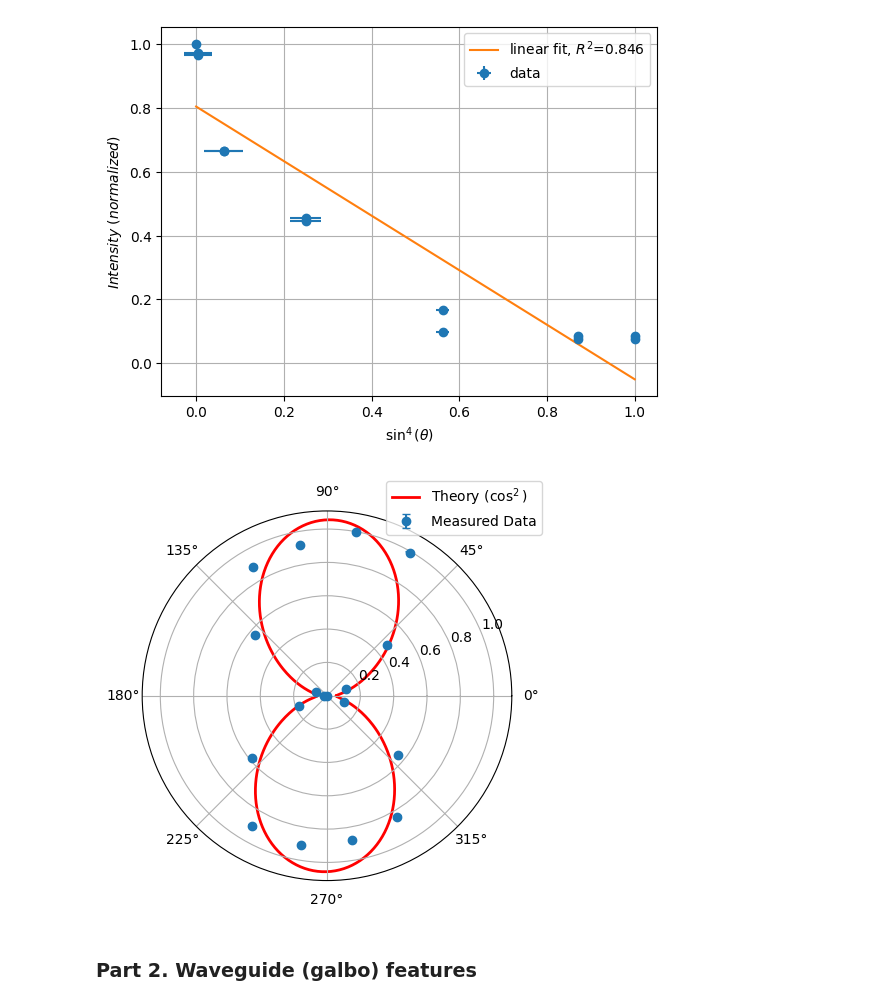
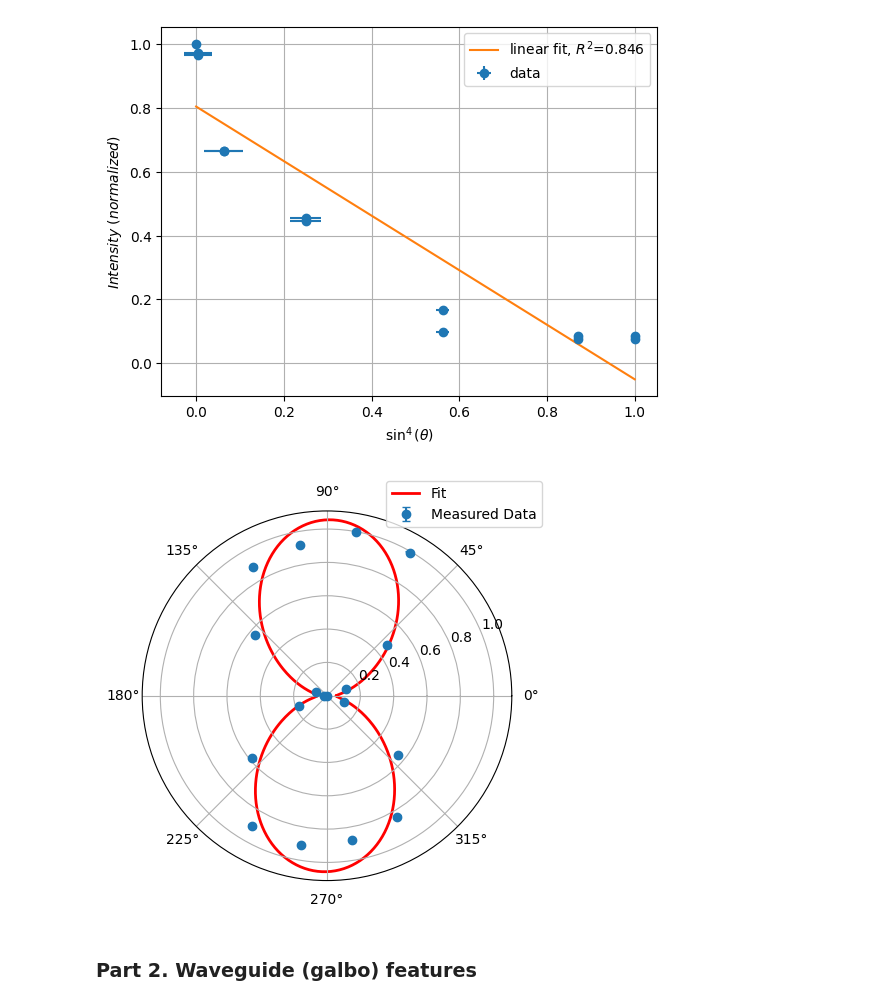
Before and after one commit to katzuv/studies, a Jupyter notebook: 2026W/Lab/06 Micro/Micro_b.ipynb, the cells around one changed output. Drawn from its saved outputs; the diff is of its cells as text; code cells hidden in the pictures.

```diff
--- a/2026W/Lab/06 Micro/Micro_b.ipynb
+++ b/2026W/Lab/06 Micro/Micro_b.ipynb
@@ -136,35 +139,39 @@ I_error_norm = np.full_like(I_norm, error_val / I_max)
 # 3. Theoretical Model: Malus's Law (The "Shape of 8")
 def malus_model(theta, phase, offset):
     # I = I_0 * cos^2(theta - phase) + offset
     # Since we normalized, I_0 is effectively 1, but the fit handles slight variations
     return np.cos(theta - phase) ** 2 + offset
 
 
 # Fit the model to find the best phase angle
 # Initial guess: max at ~80 degrees (approx 1.4 rad) based on data
 popt, _ = curve_fit(malus_model, q_rad, I_norm, p0=[1.4, 0])
 
 # Generate smooth curve for plotting
 theta_smooth = np.linspace(0, 2 * np.pi, 500)
 I_smooth = malus_model(theta_smooth, *popt)
+I_compare = malus_model(q_rad, *popt)
 
+r2 = r2_score(I_norm, I_compare)
 # 4. Plotting
 fig = plt.figure()
 ax = fig.add_subplot(111, projection='polar')
 
 # Plot Data with Error Bars
 # Note: 'zorder' ensures data sits on top of the line
 ax.errorbar(q_rad, I_norm, yerr=I_error_norm, fmt='o', capsize=3, label='Measured Data', zorder=2)
 
 # Plot Theoretical Curve
-ax.plot(theta_smooth, I_smooth, 'r-', linewidth=2, label=fr'Theory ($\cos^2$)', zorder=1)
+ax.plot(theta_smooth, I_smooth, 'r-', linewidth=2, label=fr'Fit', zorder=1)
 
 # Formatting
 ax.legend(loc='upper right', bbox_to_anchor=(1.1, 1.1))
 
+plt.savefig("first_polar.svg")
+
 plt.show()
 # %% [output]
-[figure, old version]
+[figure, new version]
 # %% [markdown]
 ### Part 2. Waveguide (galbo) features
 # %% [markdown]
```
Also changed, not shown: parts of 2 cells of this notebook, 6 other files.
